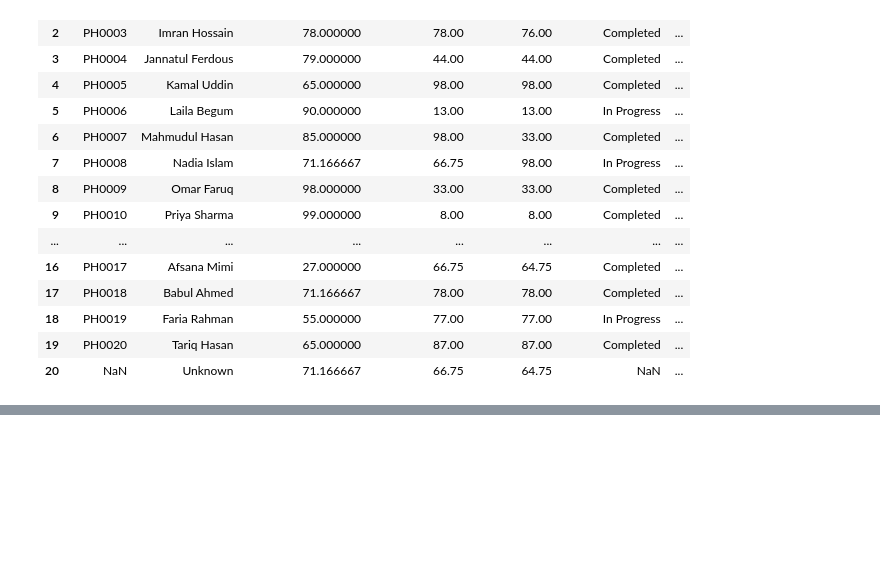
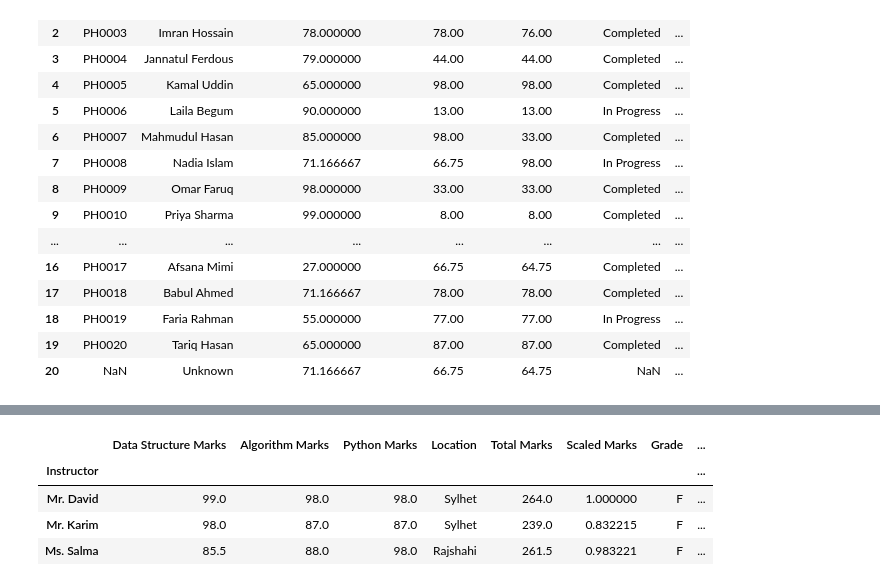
Before and after one commit to roybipro/AI-ML-learning-Phitron, a Jupyter notebook: Semister1/Module 12 :Pandas for Machine Learning/pandas2.ipynb, the cells around one changed output, grey strips where cells are left out. Saved outputs shown, nothing was run; the diff lists cells and outputs as text; code cells hidden in the pictures; blank space fills up the shorter version.

```diff
--- a/Semister1/Module 12 :Pandas for Machine Learning/pandas2.ipynb
+++ b/Semister1/Module 12 :Pandas for Machine Learning/pandas2.ipynb
@@ -769,0 +777,8 @@ df
+# %%
+group.max()
+# %% [output]
+|  | Data Structure Marks | Algorithm Marks | Python Marks | Location | Total Marks | Scaled Marks | Grade | ... |
+| Instructor |  |  |  |  |  |  |  | ... |
+| Mr. David | 99.0 | 98.0 | 98.0 | Sylhet | 264.0 | 1.000000 | F | ... |
+| Mr. Karim | 98.0 | 87.0 | 87.0 | Sylhet | 239.0 | 0.832215 | F | ... |
+| Ms. Salma | 85.5 | 88.0 | 98.0 | Rajshahi | 261.5 | 0.983221 | F | ... |
```
Also changed, not shown: parts of 13 cells of this notebook, 1 other file.
